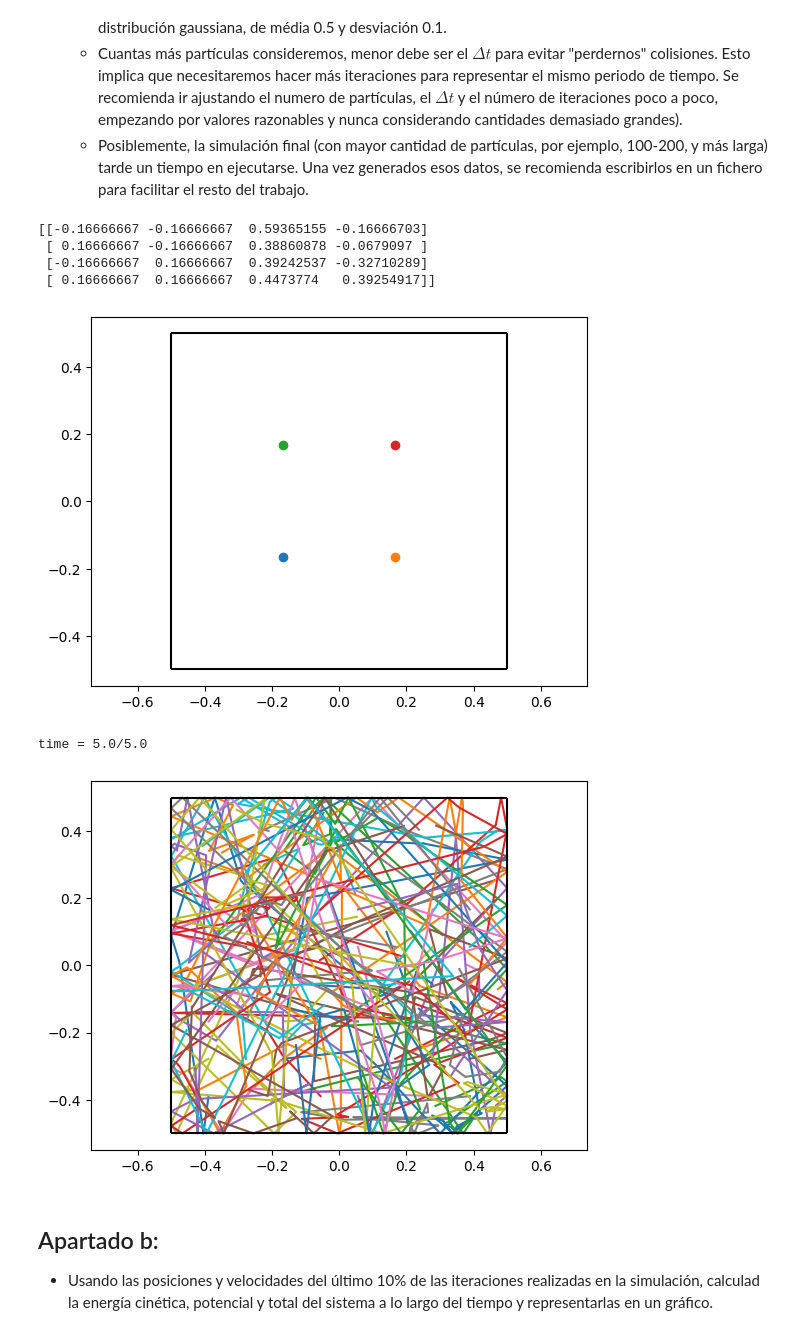
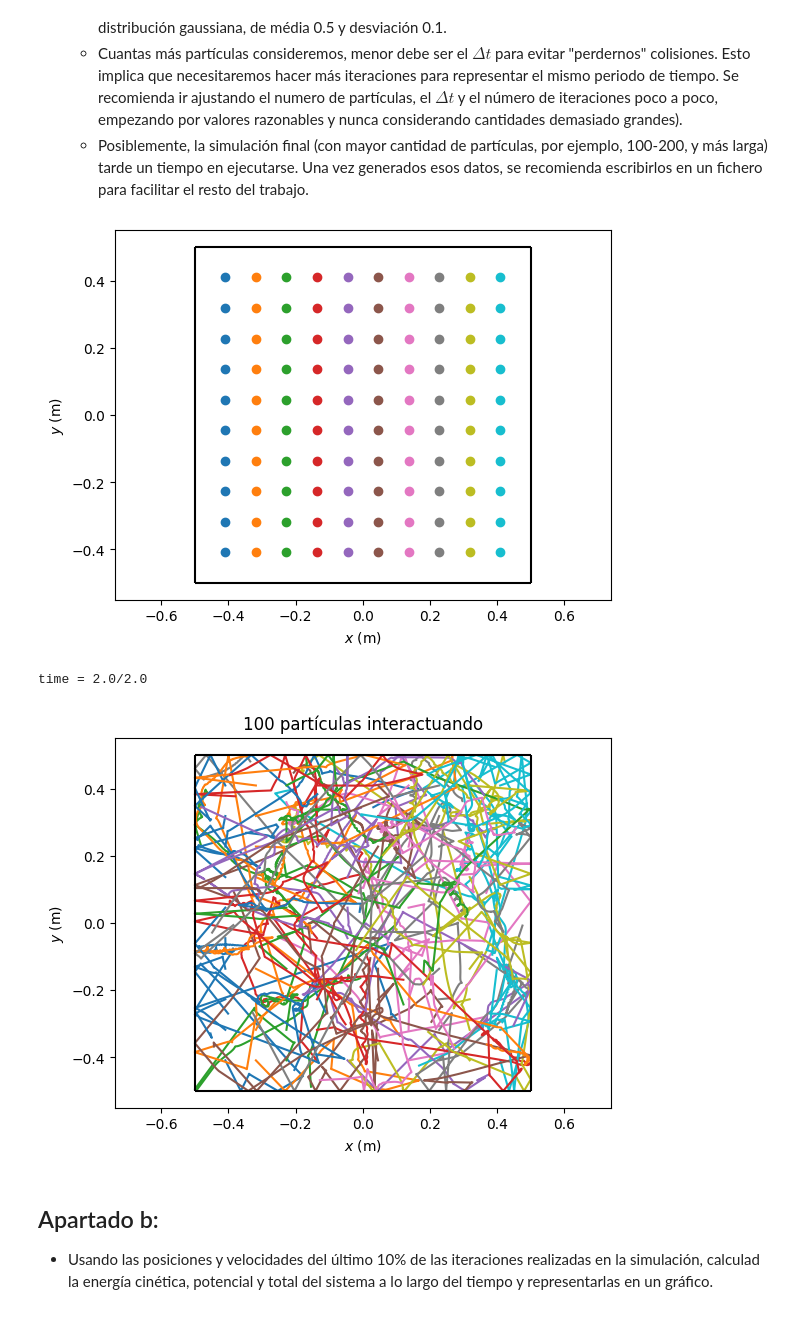
Before and after one commit to guillediaaazz/fiscomp-practices, a Jupyter notebook: P2/L-J-enunciados.ipynb, the cells around one changed output. Drawn from its saved outputs; the diff is of its cells as text; code cells hidden in the pictures.

```diff
--- a/P2/L-J-enunciados.ipynb
+++ b/P2/L-J-enunciados.ipynb
@@ -88,7 +88,7 @@ def force(r: ndarray, gravity, potentialCalc) -> ndarray:
     particleRelVec[:, :, 0] = (particleRel[:,:,0]-particleRel[:,:,0].T) / -particleRelPos
     particleRelVec[:, :, 1] = (particleRel[:,:,1]-particleRel[:,:,1].T) / -particleRelPos
 
-    particleRelPos = where(particleRelPos >= tol*2, float('inf'), particleRelPos) # para evitar la fuerza atractiva que existe justo antes de la repulsiva
+    # particleRelPos = where(particleRelPos >= tol*2, float('inf'), particleRelPos) # para evitar la fuerza atractiva que existe justo antes de la repulsiva (al parecer tiene que ocurrir esto)
     particleRelPos = where(particleRelPos < tol, tol, particleRelPos) # para evitar fuerzas muy altas
 
     particleForce = zeros([particles, particles, 2], float)
@@ -134,7 +134,7 @@ def partEvolve(r: ndarray, timeMax: float, timeStep: float, boxSize, gravity = N
         positions[:, 1, i] = r[:, 1]
         velocities[:, 0, i] = r[:, 2]
         velocities[:, 1, i] = r[:, 3]
-        print(f'time = {round(time[i],1)}/{round(time[-1],1)}', end='\r') # progreso
+        print(f"time = {round(time[i],2)}/{round(time[-1],2)} || procesando {' '*10}", end='\r') # progreso
 
         k1, potentials[:, i] = f(r, gravity, True)
         k2 = timeStep * f(r + timeStep * k1/2, gravity)
@@ -166,6 +166,7 @@ def partEvolve(r: ndarray, timeMax: float, timeStep: float, boxSize, gravity = N
     # positions = zeros([2,time.size], float)
     # positions[0,:] = array(x)
     # positions[1,:] = array(y)
+    print(f"time = {round(time[i],2)}/{round(time[-1],2)} || completado {' '*10}", end='\r') # progreso
     return positions, velocities, potentials
 
 def plotBox(boxSize):
@@ -178,6 +179,8 @@ def plotBox(boxSize):
     hlines(-boxSize/2,-boxSize/2,boxSize/2,'k')
     xlim([-boxSize/2, boxSize/2])
     ylim([-boxSize/2, boxSize/2])
+    xlabel('$x$ (m)')
+    ylabel('$y$ (m)')
     axis('equal')
 
 def plotParticles(positions: ndarray):
@@ -316,22 +321,17 @@ def randomStart(particles, boxSize, wallSep = 'Auto') -> ndarray:
 
     return r
 # %%
-particles = 4
+particles = 100
 r = randomStart(particles, 1, 'Auto')
 for i in range(particles):
     scatter(r[i,0], r[i,1])
 plotBox(1)
-print(r)
 # %% [output]
-[[-0.16666667 -0.16666667  0.59365155 -0.16666703]
- [ 0.16666667 -0.16666667  0.38860878 -0.0679097 ]
- [-0.16666667  0.16666667  0.39242537 -0.32710289]
- [ 0.16666667  0.16666667  0.4473774   0.39254917]]
-[figure, old version]
+[figure, new version]
 # %%
-particles = 50
+particles = 100
 r = randomStart(particles, 1, 'Auto')
-timeMax = 5
+timeMax = 2
 timeStep = 1e-4
 
 positions, velocities, potentials = partEvolve(r, timeMax, timeStep, boxSize)
@@ -340,14 +340,15 @@ save('positions', positions)
 save('velocities', velocities)
 save('potentials', potentials)
 # %% [output]
-time = 5.0/5.0
+time = 2.0/2.0
 # %%
 positions = load('positions.npy')
 plotParticles(positions)
 plotBox(boxSize)
+title(f'{particles} partículas interactuando')
 show()
 # %% [output]
-[figure, old version]
+[figure, new version]
 # %% [markdown]
 ## Apartado b:
 
```
Also changed, not shown: parts of 14 cells of this notebook, 6 other files.
